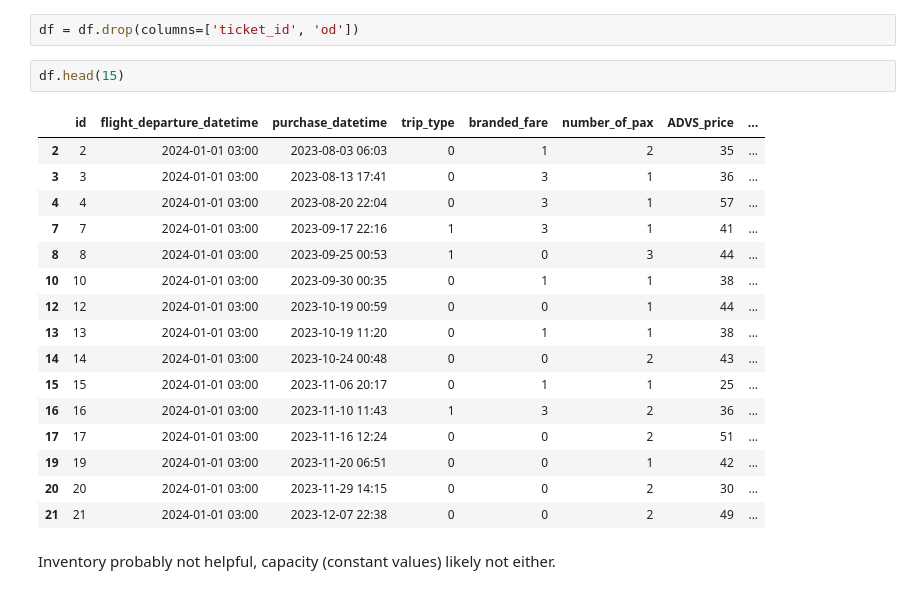
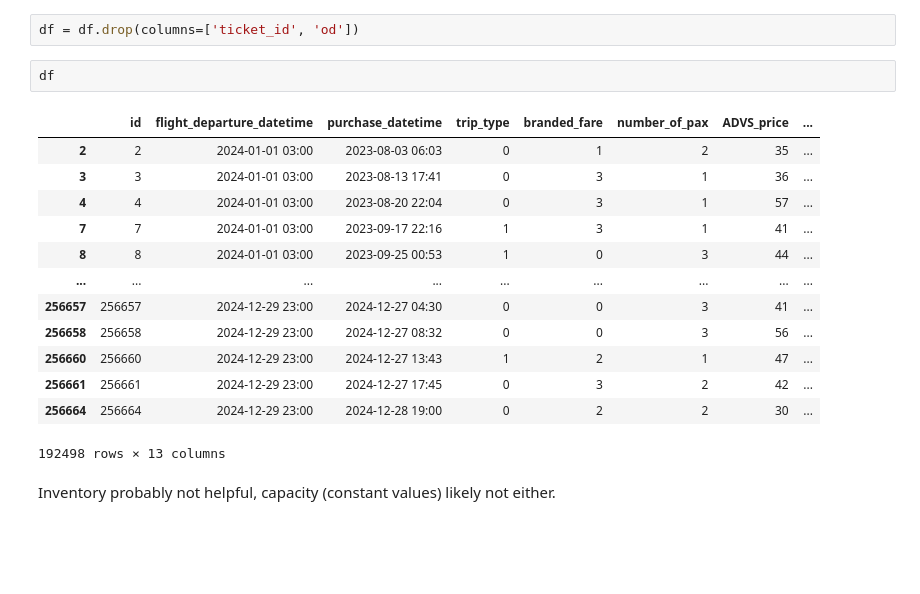
Before and after one commit to cw118/codeml2024, a Jupyter notebook: air_canada.ipynb, the cells around one changed output. Drawn from its saved outputs; the diff is of its cells as text; blank space fills up the shorter version.

```diff
--- a/air_canada.ipynb
+++ b/air_canada.ipynb
@@ -37,24 +37,21 @@ Train on participant data, predict on baseline data.
 # %%
 df = df.drop(columns=['ticket_id', 'od'])
 # %%
-df.head(15)
+df
 # %% [output]
 |  | id | flight_departure_datetime | purchase_datetime | trip_type | branded_fare | number_of_pax | ADVS_price | ... |
 | 2 | 2 | 2024-01-01 03:00 | 2023-08-03 06:03 | 0 | 1 | 2 | 35 | ... |
 | 3 | 3 | 2024-01-01 03:00 | 2023-08-13 17:41 | 0 | 3 | 1 | 36 | ... |
 | 4 | 4 | 2024-01-01 03:00 | 2023-08-20 22:04 | 0 | 3 | 1 | 57 | ... |
 | 7 | 7 | 2024-01-01 03:00 | 2023-09-17 22:16 | 1 | 3 | 1 | 41 | ... |
 | 8 | 8 | 2024-01-01 03:00 | 2023-09-25 00:53 | 1 | 0 | 3 | 44 | ... |
-| 10 | 10 | 2024-01-01 03:00 | 2023-09-30 00:35 | 0 | 1 | 1 | 38 | ... |
-| 12 | 12 | 2024-01-01 03:00 | 2023-10-19 00:59 | 0 | 0 | 1 | 44 | ... |
-| 13 | 13 | 2024-01-01 03:00 | 2023-10-19 11:20 | 0 | 1 | 1 | 38 | ... |
-| 14 | 14 | 2024-01-01 03:00 | 2023-10-24 00:48 | 0 | 0 | 2 | 43 | ... |
-| 15 | 15 | 2024-01-01 03:00 | 2023-11-06 20:17 | 0 | 1 | 1 | 25 | ... |
-| 16 | 16 | 2024-01-01 03:00 | 2023-11-10 11:43 | 1 | 3 | 2 | 36 | ... |
-| 17 | 17 | 2024-01-01 03:00 | 2023-11-16 12:24 | 0 | 0 | 2 | 51 | ... |
-| 19 | 19 | 2024-01-01 03:00 | 2023-11-20 06:51 | 0 | 0 | 1 | 42 | ... |
-| 20 | 20 | 2024-01-01 03:00 | 2023-11-29 14:15 | 0 | 0 | 2 | 30 | ... |
-| 21 | 21 | 2024-01-01 03:00 | 2023-12-07 22:38 | 0 | 0 | 2 | 49 | ... |
+| ... | ... | ... | ... | ... | ... | ... | ... | ... |
+| 256657 | 256657 | 2024-12-29 23:00 | 2024-12-27 04:30 | 0 | 0 | 3 | 41 | ... |
+| 256658 | 256658 | 2024-12-29 23:00 | 2024-12-27 08:32 | 0 | 0 | 3 | 56 | ... |
+| 256660 | 256660 | 2024-12-29 23:00 | 2024-12-27 13:43 | 1 | 2 | 1 | 47 | ... |
+| 256661 | 256661 | 2024-12-29 23:00 | 2024-12-27 17:45 | 0 | 3 | 2 | 42 | ... |
+| 256664 | 256664 | 2024-12-29 23:00 | 2024-12-28 19:00 | 0 | 2 | 2 | 30 | ... |
+192498 rows × 13 columns
 # %% [markdown]
 Inventory probably not helpful, capacity (constant values) likely not either.
 # %%
```
Also changed, not shown: parts of 10 cells of this notebook.
